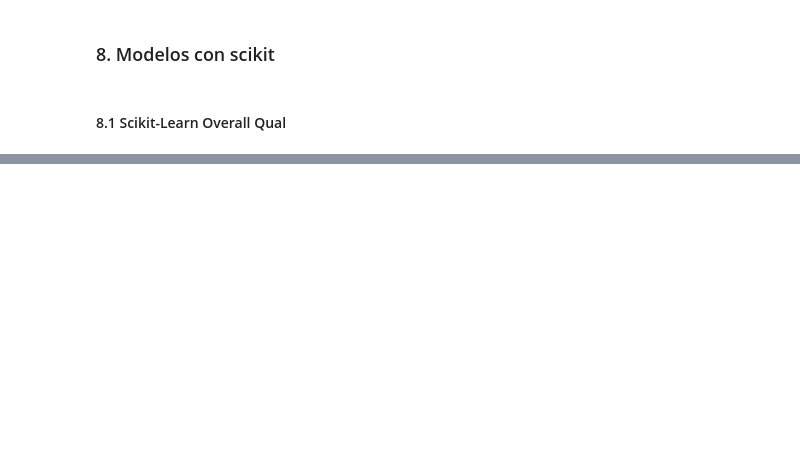
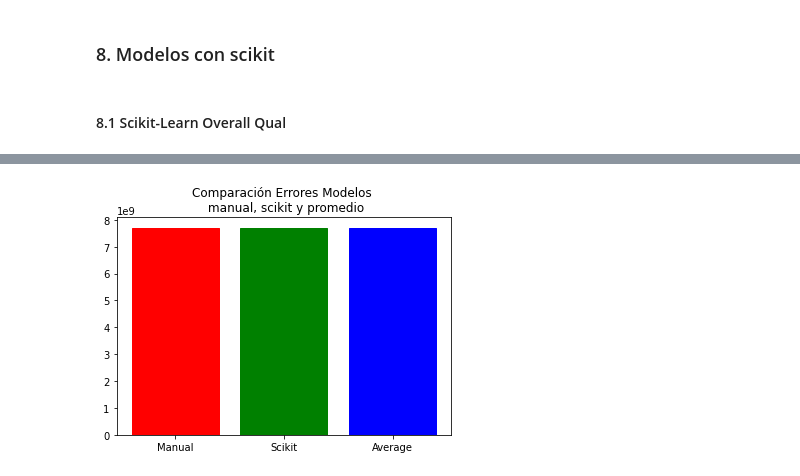
Before and after one commit to meuca/DS_Python, a Jupyter notebook: ProyectoPython/ProyectoFinal.ipynb, the cells around one changed output, grey strips where cells are left out. Cells and saved outputs as stored; diff of their text form; code cells hidden in the pictures; blank space fills up the shorter version.

```diff
--- a/ProyectoPython/ProyectoFinal.ipynb
+++ b/ProyectoPython/ProyectoFinal.ipynb
@@ -367,0 +285,4 @@ print(reg1.getAllRegParams())
+# %%
+TmVal, TsciVal, TavgVal = myGradeDescend.EvaluateModel(validationData['TotRmsAbvGrd'], validationData['SalePrice'], TotalRoomsModels[-1][0], np.array([FirstFloor_Model.coef_[0][0],FirstFloor_Model.intercept_[0]]))
+# %% [output]
+[figure, added]
```
Also changed, not shown: parts of 20 cells of this notebook.
